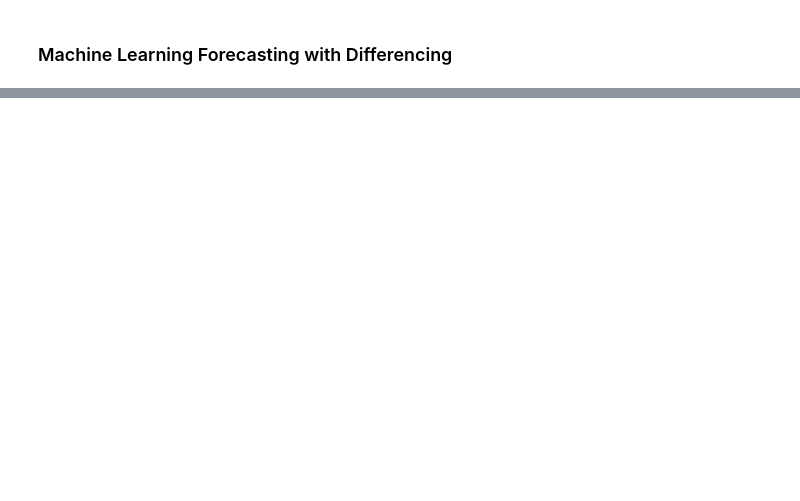
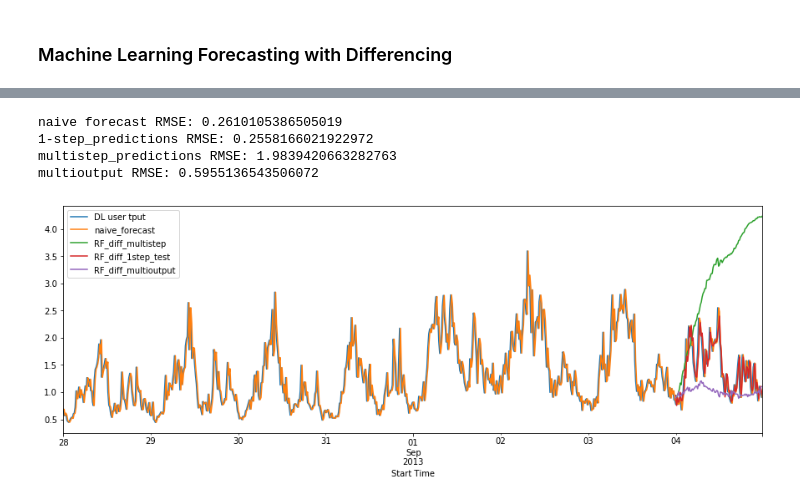
Before and after one commit to athalji/Timeseries_Forecasting_AWS, a Jupyter notebook: Traditional_ML_Forecasting_Methods.ipynb, the cells around one changed output, grey strips where cells are left out. Saved outputs shown, nothing was run; the diff lists cells and outputs as text; code cells hidden in the pictures; blank space fills up the shorter version.

```diff
--- a/Traditional_ML_Forecasting_Methods.ipynb
+++ b/Traditional_ML_Forecasting_Methods.ipynb
@@ -440,0 +536,8 @@ Test RMSE multioutput: 0.5625272095426316
+# %%
+ML_forecast_diff(RandomForestRegressor(),"RF_diff")
+# %% [output]
+naive forecast RMSE: 0.2610105386505019
+1-step_predictions RMSE: 0.2558166021922972
+multistep_predictions RMSE: 1.9839420663282763
+multioutput RMSE: 0.5955136543506072
+[figure, added]
```
Also changed, not shown: parts of 39 cells of this notebook.
